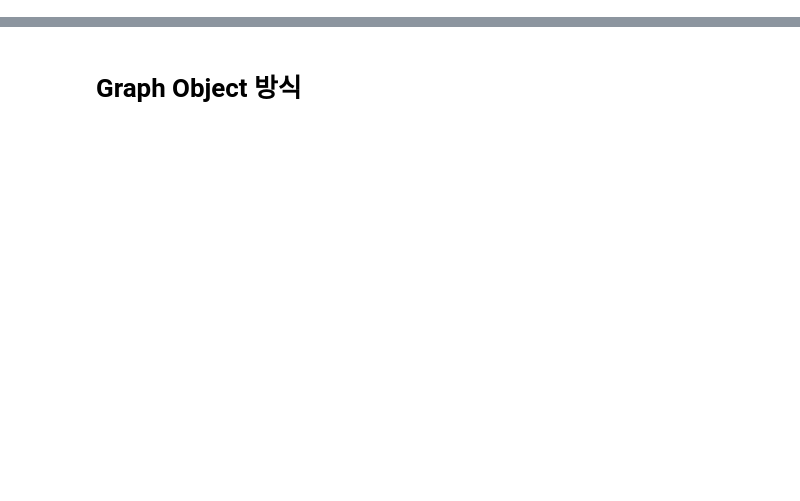
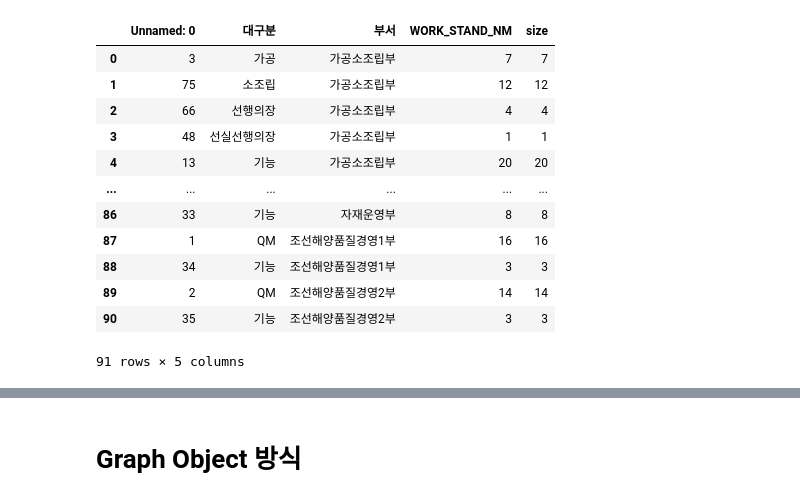
Before and after one commit to Kstyle0710/my_visual, a Jupyter notebook: Advanced_3d_scatter.ipynb, the cells around one changed output, grey strips where cells are left out. Saved outputs shown, nothing was run; the diff lists cells and outputs as text; code cells hidden in the pictures; blank space fills up the shorter version.

```diff
--- a/Advanced_3d_scatter.ipynb
+++ b/Advanced_3d_scatter.ipynb
@@ -47,2 +79,21 @@ dff
+# %%
+dff2 = pd.read_excel('./source/groupby_data2.xlsx')
+dff2["size"] = dff2['WORK_STAND_NM']*1
+dff2
+# dff2 = dff2[dff2["대구분"] != "기능"]
+# %% [output]
+|  | Unnamed: 0 | 대구분 | 부서 | WORK_STAND_NM | size |
+| 0 | 3 | 가공 | 가공소조립부 | 7 | 7 |
+| 1 | 75 | 소조립 | 가공소조립부 | 12 | 12 |
+| 2 | 66 | 선행의장 | 가공소조립부 | 4 | 4 |
+| 3 | 48 | 선실선행의장 | 가공소조립부 | 1 | 1 |
+| 4 | 13 | 기능 | 가공소조립부 | 20 | 20 |
+| ... | ... | ... | ... | ... | ... |
+| 86 | 33 | 기능 | 자재운영부 | 8 | 8 |
+| 87 | 1 | QM | 조선해양품질경영1부 | 16 | 16 |
+| 88 | 34 | 기능 | 조선해양품질경영1부 | 3 | 3 |
+| 89 | 2 | QM | 조선해양품질경영2부 | 14 | 14 |
+| 90 | 35 | 기능 | 조선해양품질경영2부 | 3 | 3 |
+91 rows × 5 columns
 # %%
 fig = px.scatter_3d(
```
Also changed, not shown: parts of 9 cells of this notebook, 1 other file.
